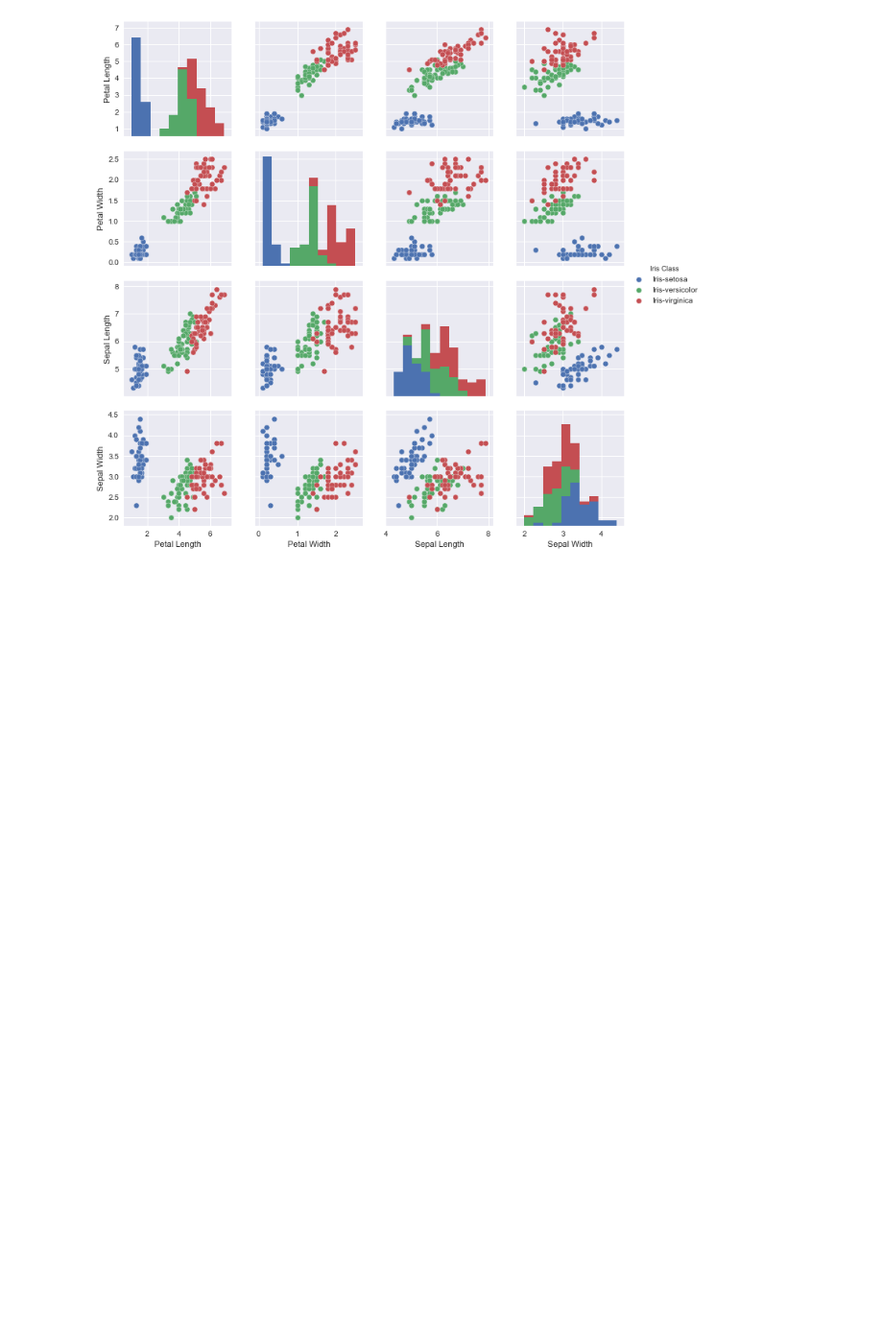
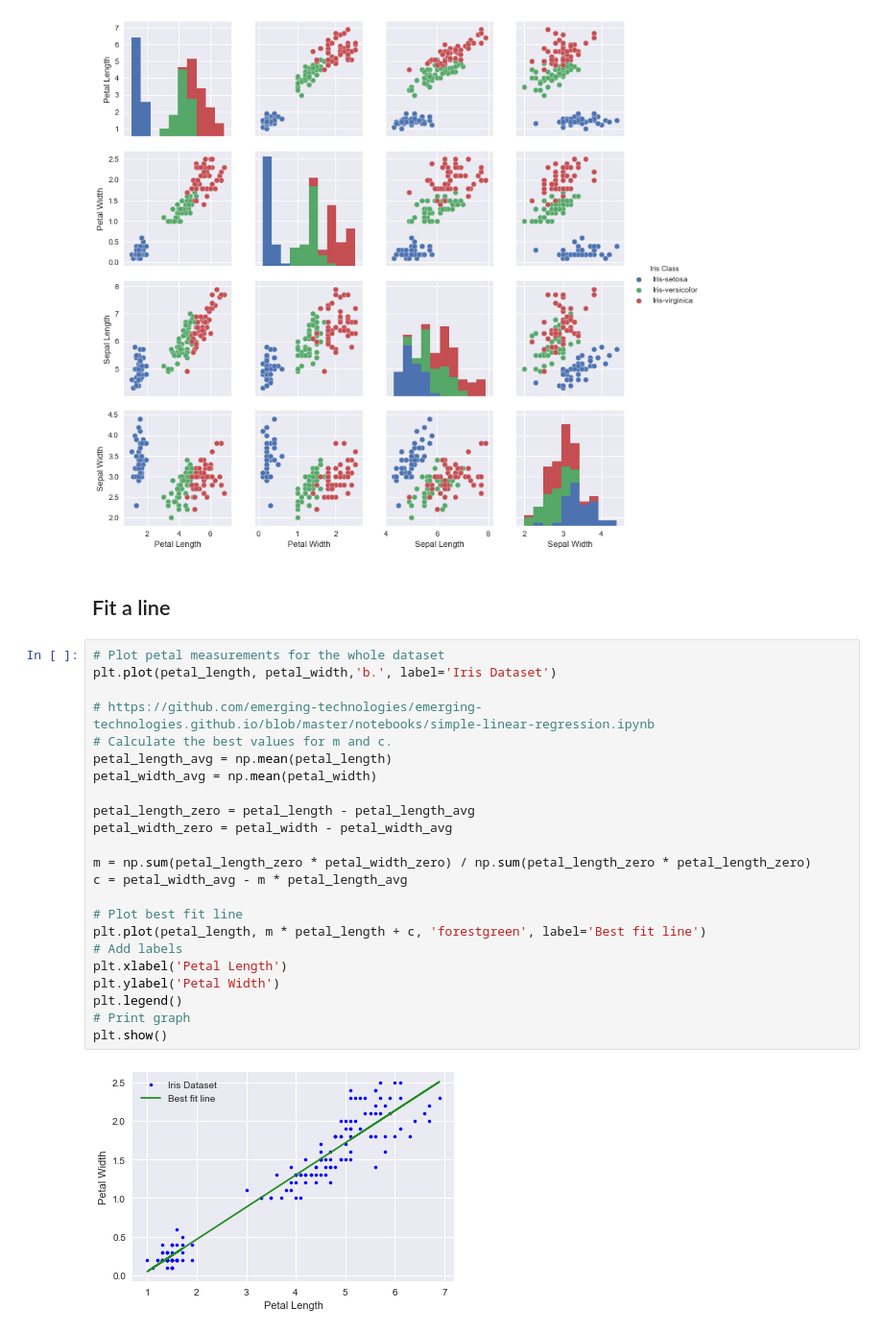
Before and after one commit to taraokelly/Problem-set-Jupyter-Pyplot-and-Numpy, a Jupyter notebook: solutions/solution.ipynb, the cells around one changed output. Shown: that part at 96% size. Cells and saved outputs as stored; diff of their text form; blank space fills up the shorter version.

```diff
--- a/solutions/solution.ipynb
+++ b/solutions/solution.ipynb
@@ -88,3 +88,30 @@ sns.pairplot(df, hue="Iris Class")
 # %% [output]
 <seaborn.axisgrid.PairGrid at 0x...>
 [figure]
+# %% [markdown]
+## Fit a line
+# %%
+# Plot petal measurements for the whole dataset
+plt.plot(petal_length, petal_width,'b.', label='Iris Dataset')
+
+# https://github.com/emerging-technologies/emerging-technologies.github.io/blob/master/notebooks/simple-linear-regression.ipynb
+# Calculate the best values for m and c.
+petal_length_avg = np.mean(petal_length)
+petal_width_avg = np.mean(petal_width)
+
+petal_length_zero = petal_length - petal_length_avg
+petal_width_zero = petal_width - petal_width_avg
+
+m = np.sum(petal_length_zero * petal_width_zero) / np.sum(petal_length_zero * petal_length_zero)
+c = petal_width_avg - m * petal_length_avg
+
+# Plot best fit line
+plt.plot(petal_length, m * petal_length + c, 'forestgreen', label='Best fit line')
+# Add labels
+plt.xlabel('Petal Length')
+plt.ylabel('Petal Width')
+plt.legend()
+# Print graph
+plt.show()
+# %% [output]
+[figure, added]
```
Also changed, not shown: 1 other file.
